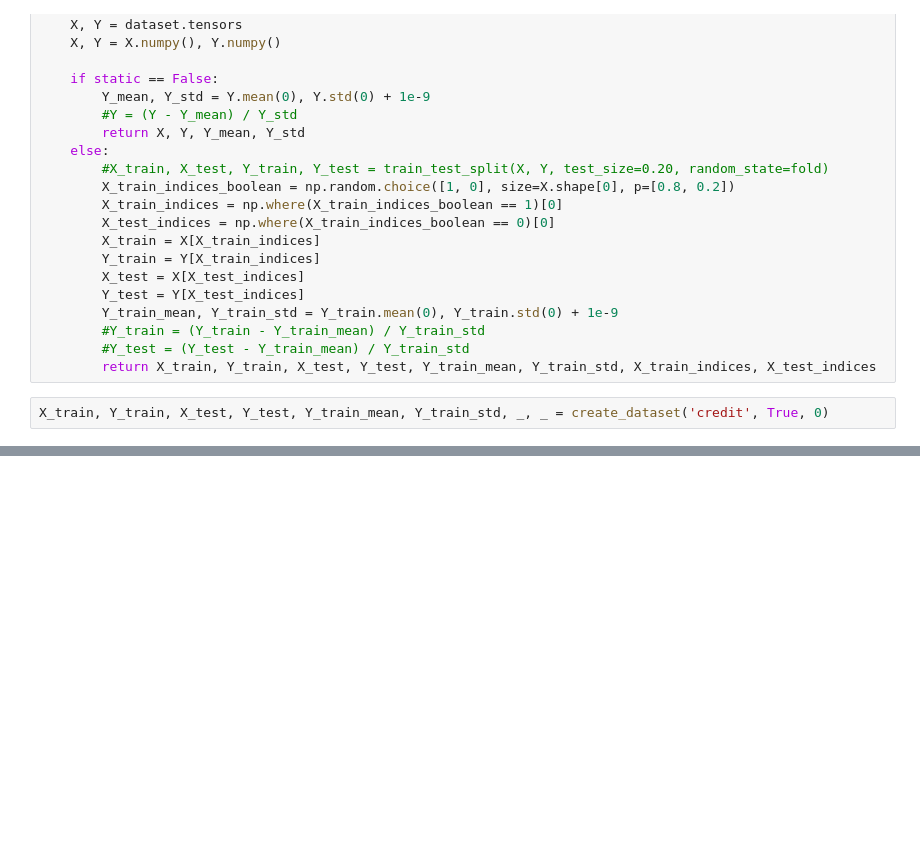
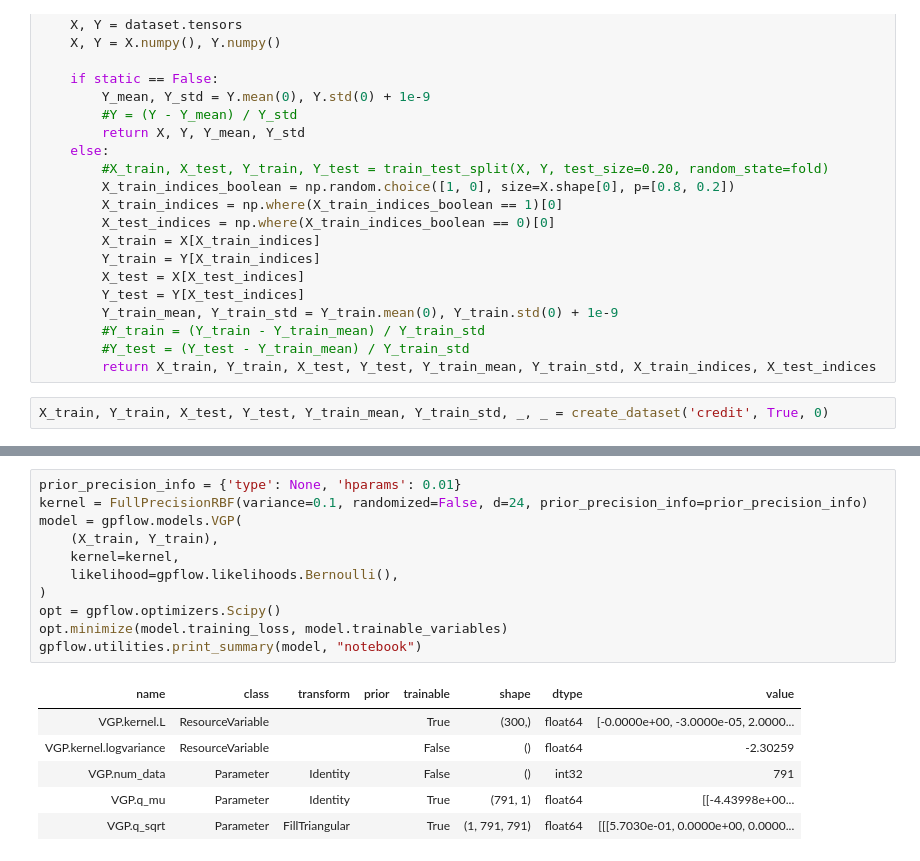
Before and after one commit to mattyred/BSGP_Automatic_Independence_Determination, a Jupyter notebook: Classification_Demo.ipynb, the cells around one changed output, grey strips where cells are left out. Cells and saved outputs as stored; diff of their text form; blank space fills up the shorter version.

```diff
--- a/Classification_Demo.ipynb
+++ b/Classification_Demo.ipynb
@@ -52,0 +281,18 @@ X_train, Y_train, X_test, Y_test, Y_train_mean, Y_train_std, _, _ = create_datas
+# %%
+prior_precision_info = {'type': None, 'hparams': 0.01}
+kernel = FullPrecisionRBF(variance=0.1, randomized=False, d=24, prior_precision_info=prior_precision_info)
+model = gpflow.models.VGP(
+    (X_train, Y_train),
+    kernel=kernel,
+    likelihood=gpflow.likelihoods.Bernoulli(),
+)
+opt = gpflow.optimizers.Scipy()
+opt.minimize(model.training_loss, model.trainable_variables)
+gpflow.utilities.print_summary(model, "notebook")
+# %% [output]
+| name | class | transform | prior | trainable | shape | dtype | value |
+| VGP.kernel.L | ResourceVariable |  |  | True | (300,) | float64 | [-0.0000e+00, -3.0000e-05, 2.0000... |
+| VGP.kernel.logvariance | ResourceVariable |  |  | False | () | float64 | -2.30259 |
+| VGP.num_data | Parameter | Identity |  | False | () | int32 | 791 |
+| VGP.q_mu | Parameter | Identity |  | True | (791, 1) | float64 | [[-4.43998e+00... |
+| VGP.q_sqrt | Parameter | FillTriangular |  | True | (1, 791, 791) | float64 | [[[5.7030e-01, 0.0000e+00, 0.0000... |
```
Also changed, not shown: parts of 6 cells of this notebook, 44 other files.
